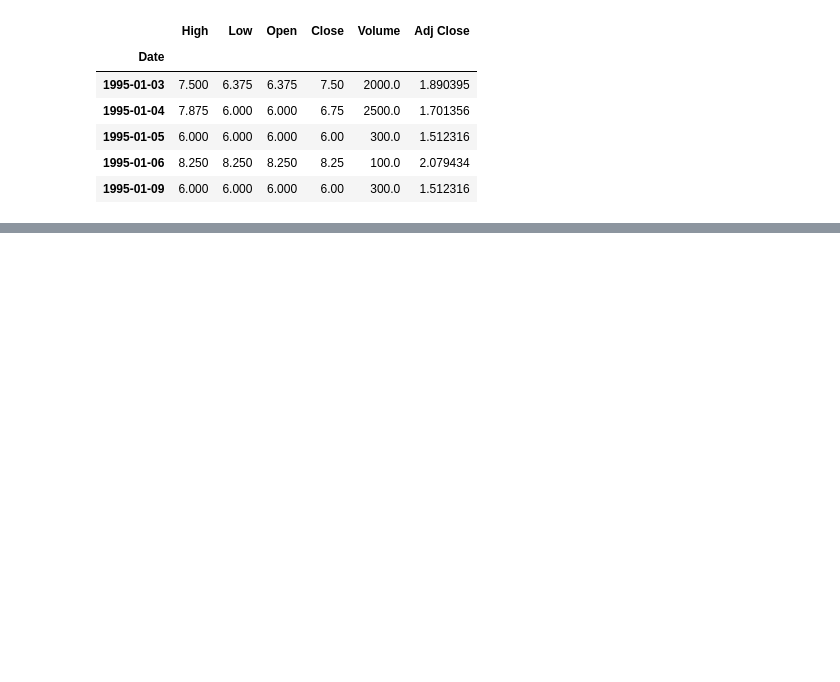
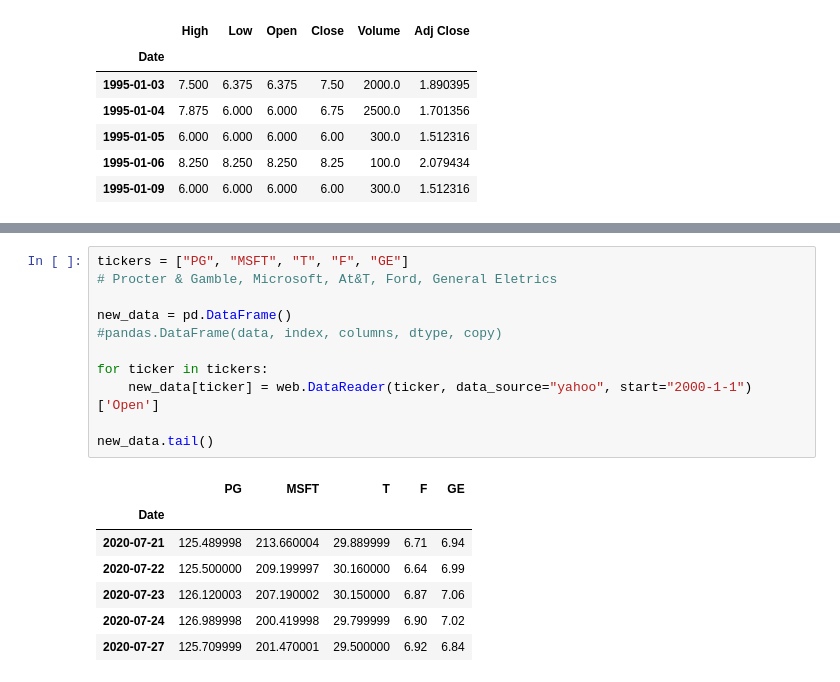
Before and after one commit to vinicius77/py_projects, a Jupyter notebook: Python for Finances/Exercises1/exercises.ipynb, the cells around one changed output, grey strips where cells are left out. Saved outputs shown, nothing was run; the diff lists cells and outputs as text; blank space fills up the shorter version.

```diff
--- a/Python for Finances/Exercises1/exercises.ipynb
+++ b/Python for Finances/Exercises1/exercises.ipynb
@@ -104,0 +117,19 @@ plt.show()
+# %%
+tickers = ["PG", "MSFT", "T", "F", "GE"]
+# Procter & Gamble, Microsoft, At&T, Ford, General Eletrics
+
+new_data = pd.DataFrame()
+#pandas.DataFrame(data, index, columns, dtype, copy)
+
+for ticker in tickers:
+	new_data[ticker] = web.DataReader(ticker, data_source="yahoo", start="2000-1-1")['Open']
+
+new_data.tail()
+# %% [output]
+|  | PG | MSFT | T | F | GE |
+| Date |  |  |  |  |  |
+| 2020-07-21 | 125.489998 | 213.660004 | 29.889999 | 6.71 | 6.94 |
+| 2020-07-22 | 125.500000 | 209.199997 | 30.160000 | 6.64 | 6.99 |
+| 2020-07-23 | 126.120003 | 207.190002 | 30.150000 | 6.87 | 7.06 |
+| 2020-07-24 | 126.989998 | 200.419998 | 29.799999 | 6.90 | 7.02 |
+| 2020-07-27 | 125.709999 | 201.470001 | 29.500000 | 6.92 | 6.84 |
```
Also changed, not shown: parts of 7 cells of this notebook, 6 other files.
